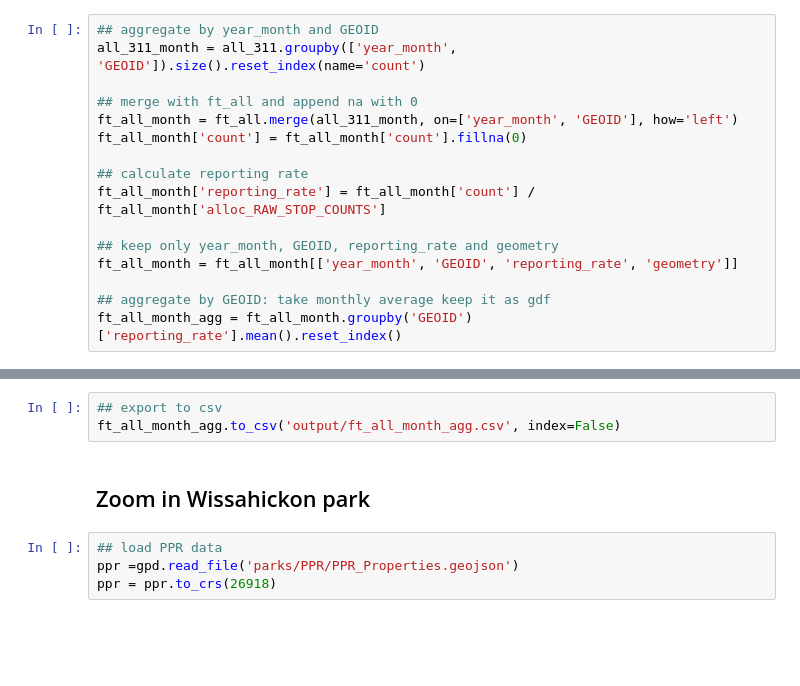
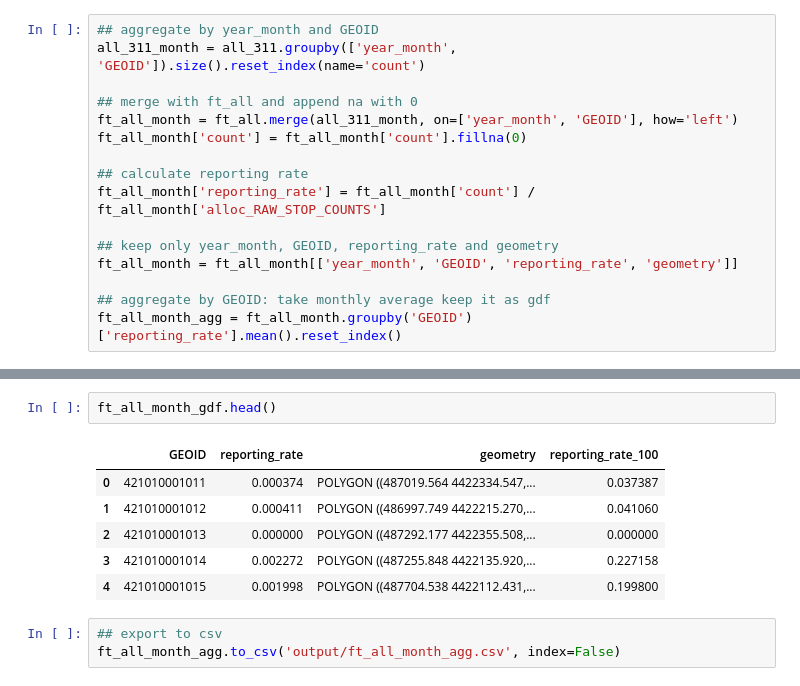
Before and after one commit to yuxinlg/Illegal-Dumping, a Jupyter notebook: code/foot_traffic.ipynb, the cells around one changed output, grey strips where cells are left out. Cells and saved outputs as stored; diff of their text form; blank space fills up the shorter version.

```diff
--- a/code/foot_traffic.ipynb
+++ b/code/foot_traffic.ipynb
@@ -611,10 +623,13 @@ max         0.148534
 Name: reporting_rate, dtype: float64
+# %%
+ft_all_month_gdf.head()
+# %% [output]
+|  | GEOID | reporting_rate | geometry | reporting_rate_100 |
+| 0 | 421010001011 | 0.000374 | POLYGON ((487019.564 4422334.547,... | 0.037387 |
+| 1 | 421010001012 | 0.000411 | POLYGON ((486997.749 4422215.270,... | 0.041060 |
+| 2 | 421010001013 | 0.000000 | POLYGON ((487292.177 4422355.508,... | 0.000000 |
+| 3 | 421010001014 | 0.002272 | POLYGON ((487255.848 4422135.920,... | 0.227158 |
+| 4 | 421010001015 | 0.001998 | POLYGON ((487704.538 4422112.431,... | 0.199800 |
 # %%
 ## export to csv
 ft_all_month_agg.to_csv('output/ft_all_month_agg.csv', index=False)
-# %% [markdown]
-## Zoom in Wissahickon park
-# %%
-## load PPR data
-ppr =gpd.read_file('parks/PPR/PPR_Properties.geojson')
-ppr = ppr.to_crs(26918)
```
Also changed, not shown: parts of 25 cells of this notebook, 13 other files.
